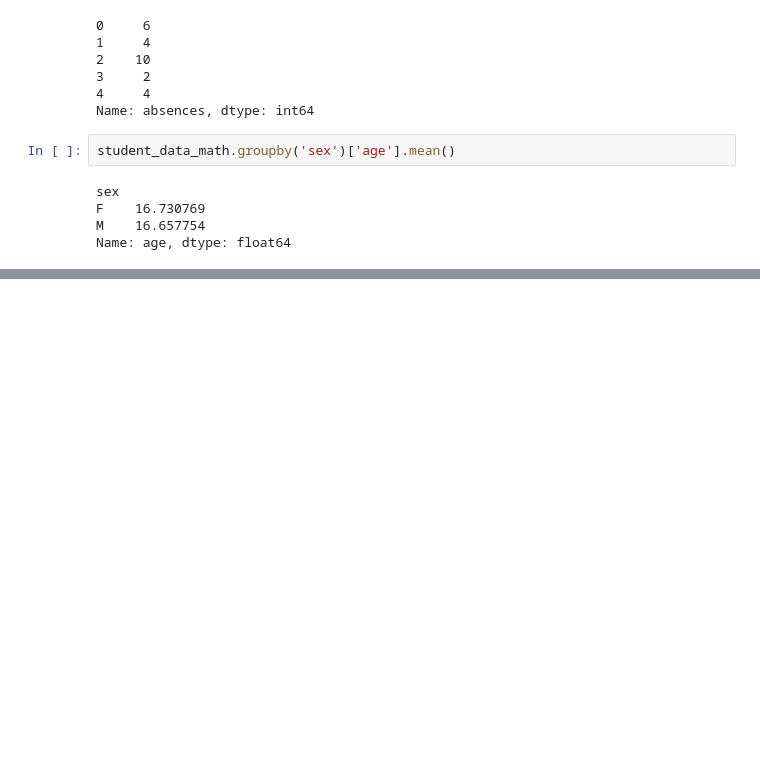
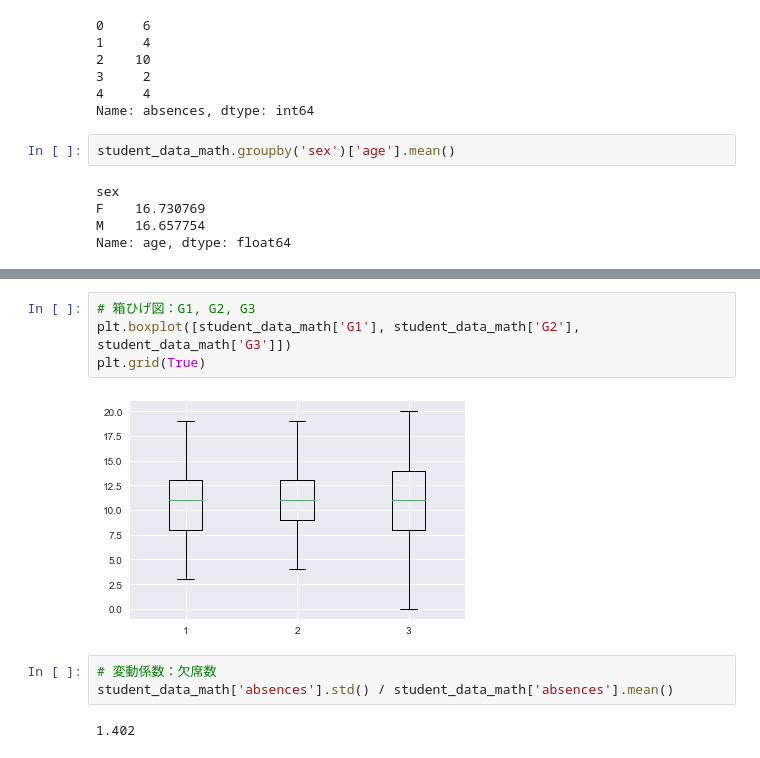
Before and after one commit to HidehikoMURAO/Data-Scientist-Training-Course, a Jupyter notebook: Chapter 3.ipynb, the cells around one changed output, grey strips where cells are left out. Cells and saved outputs as stored; diff of their text form; blank space fills up the shorter version.

```diff
--- a/Chapter 3.ipynb
+++ b/Chapter 3.ipynb
@@ -124,0 +210,11 @@ Name: age, dtype: float64
+# %%
+# 箱ひげ図：G1, G2, G3
+plt.boxplot([student_data_math['G1'], student_data_math['G2'], student_data_math['G3']])
+plt.grid(True)
+# %% [output]
+[figure, added]
+# %%
+# 変動係数：欠席数
+student_data_math['absences'].std() / student_data_math['absences'].mean()
+# %% [output]
+1.402
```
Also changed, not shown: parts of 20 cells of this notebook.
